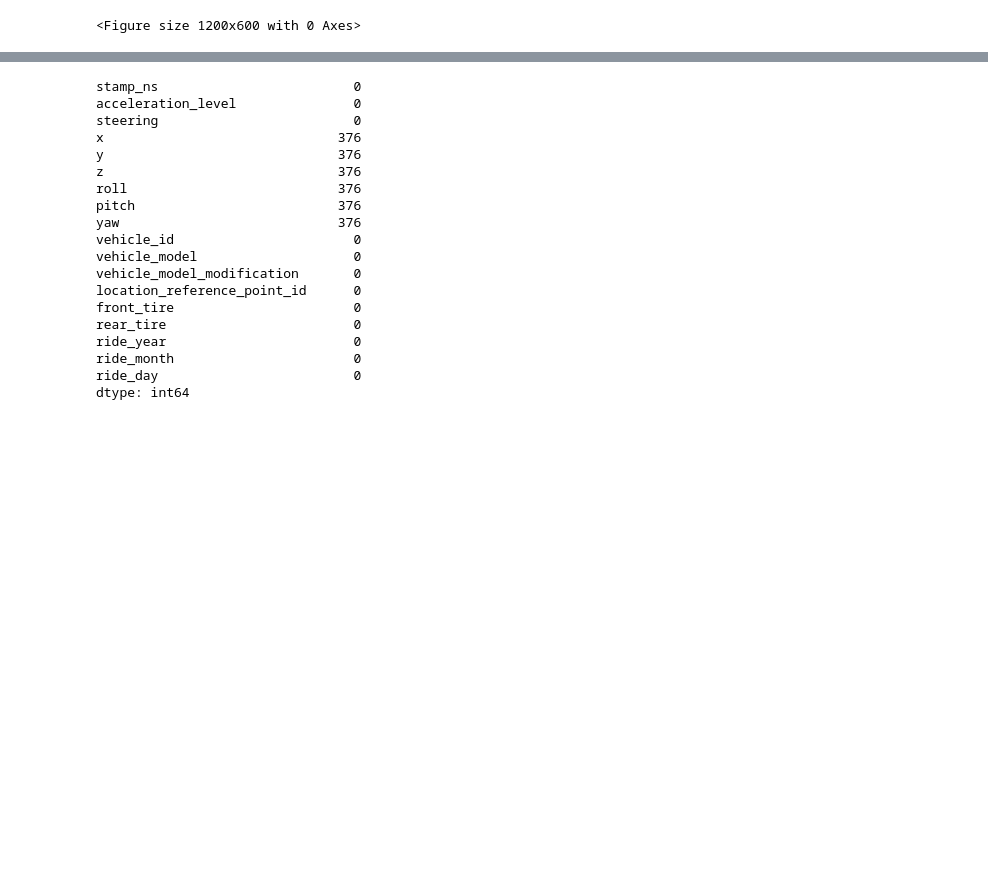
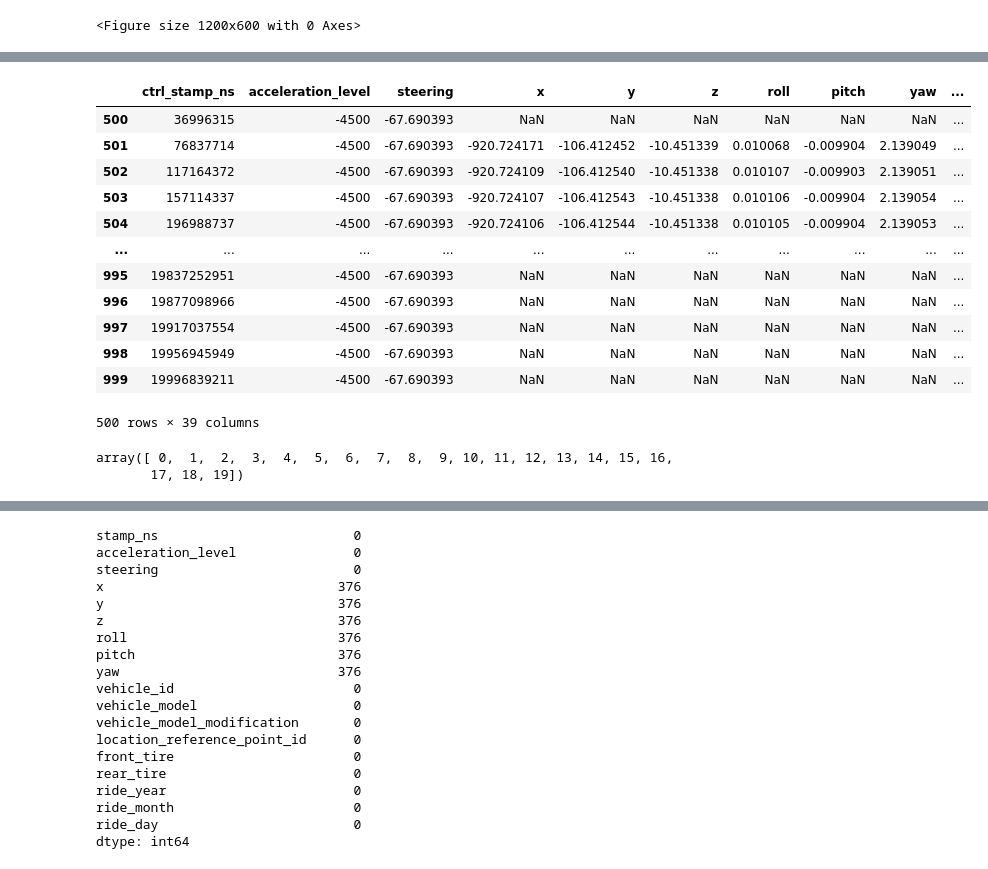
Before and after one commit to rvegrc/self_drive, a Jupyter notebook: self-driving.ipynb, the cells around one changed output, grey strips where cells are left out. Saved outputs shown, nothing was run; the diff lists cells and outputs as text; code cells hidden in the pictures; blank space fills up the shorter version.

```diff
--- a/self-driving.ipynb
+++ b/self-driving.ipynb
@@ -1048,0 +738,74 @@ test_data.at[125, test_data]
+# %%
+id = 1
+test_data_id = test_data_copy.query(f'id == {id}')
+# use first 123 rows
+# %% [output]
+|  | ctrl_stamp_ns | acceleration_level | steering | x | y | z | roll | pitch | yaw | ... |
+| 500 | 36996315 | -4500 | -67.690393 | NaN | NaN | NaN | NaN | NaN | NaN | ... |
+| 501 | 76837714 | -4500 | -67.690393 | -920.724171 | -106.412452 | -10.451339 | 0.010068 | -0.009904 | 2.139049 | ... |
+| 502 | 117164372 | -4500 | -67.690393 | -920.724109 | -106.412540 | -10.451338 | 0.010107 | -0.009903 | 2.139051 | ... |
+| 503 | 157114337 | -4500 | -67.690393 | -920.724107 | -106.412543 | -10.451338 | 0.010106 | -0.009904 | 2.139054 | ... |
+| 504 | 196988737 | -4500 | -67.690393 | -920.724106 | -106.412544 | -10.451338 | 0.010105 | -0.009904 | 2.139053 | ... |
+| ... | ... | ... | ... | ... | ... | ... | ... | ... | ... | ... |
+| 995 | 19837252951 | -4500 | -67.690393 | NaN | NaN | NaN | NaN | NaN | NaN | ... |
+| 996 | 19877098966 | -4500 | -67.690393 | NaN | NaN | NaN | NaN | NaN | NaN | ... |
+| 997 | 19917037554 | -4500 | -67.690393 | NaN | NaN | NaN | NaN | NaN | NaN | ... |
+| 998 | 19956945949 | -4500 | -67.690393 | NaN | NaN | NaN | NaN | NaN | NaN | ... |
+| 999 | 19996839211 | -4500 | -67.690393 | NaN | NaN | NaN | NaN | NaN | NaN | ... |
+500 rows × 39 columns
+# %%
+id_unique = test_data_copy['id'].unique()
+for id in id_unique:
+    test_data_id = test_data_copy.query(f'id == {id}')
+    # first 5 seconds
+    test_data_id.loc[:123]
+
+    # Make predictions
+    predictions_id = pd.DataFrame(loaded_model.predict(test_data_prep_id), columns=['predicted'])
+    predictions_id['origin'] = test_data_id[target].reset_index(drop=True)
+
+    predicted_id = predictions_id['predicted']
+    origin_id = predictions_id['origin']
+
+    # Calculate relative error
+    predictions_id['rel_err'] = (origin_id - predicted_id)/origin_id * 100
+
+    rel_err_id = predictions_id['rel_err']
+
+    pd_tools.plot_hist_mm_lines(rel_err_id, f'Relative error for {id}_{target}_{loss_func}')
+    plt.savefig(f'{tmp_path}/rel_err_hist_{id}_{target}_{loss_func}.png')
+    # Adjust layout to prevent clipping
+    plt.tight_layout()
+    plt.clf()
+
+    sns.boxenplot(data=rel_err_id)
+    plt.title(f'Relative error for {id}_{target} and loss function {loss_func}')
+    # Adjust layout to prevent clipping
+    plt.tight_layout()
+    plt.savefig(f'{tmp_path}/rel_err_boxnp_{id}_{target}_{loss_func}.png')
+    plt.clf()
+
+    mae_id = mean_absolute_error(origin_id, predicted_id)
+    mse_id = mean_squared_error(origin_id, predicted_id)
+
+    metrics_id = {
+        'mae': mae_id
+        ,'mse': mse_id
+        ,'rel_err_median': rel_err_id.median()
+        ,'rel_err_mean': rel_err_id.mean()
+    }
+
+    # set up mlflow run
+    with mlflow.start_run(run_name=f'{id}_{loss_func}_{dt.now().strftime("%Y-%m-%d %H:%M:%S")}'):
+        # log model
+        mlflow.sklearn.log_model(loaded_model, 'model')
+        mlflow.sklearn.log_model(loaded_preprocessor, 'preprocessor')
+
+        mlflow.log_params(loaded_model.get_params())
+        mlflow.log_metrics(metrics_id)
+
+        mlflow.log_artifact(f'{tmp_path}/rel_err_hist_{id}_{target}_{loss_func}.png')
+        mlflow.log_artifact(f'{tmp_path}/rel_err_boxnp_{
+# %% [output]
+array([ 0,  1,  2,  3,  4,  5,  6,  7,  8,  9, 10, 11, 12, 13, 14, 15, 16,
+       17, 18, 19])
```
Also changed, not shown: parts of 40 cells of this notebook.
